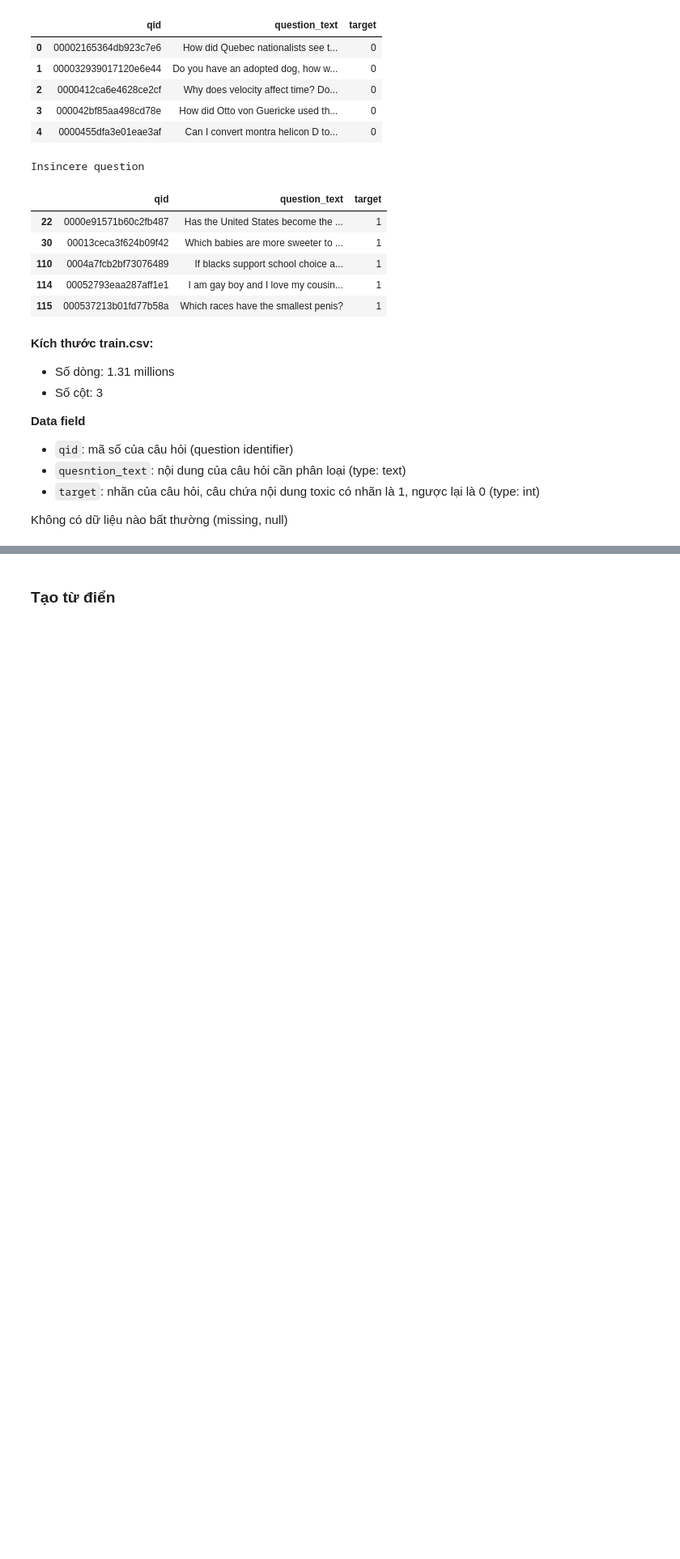
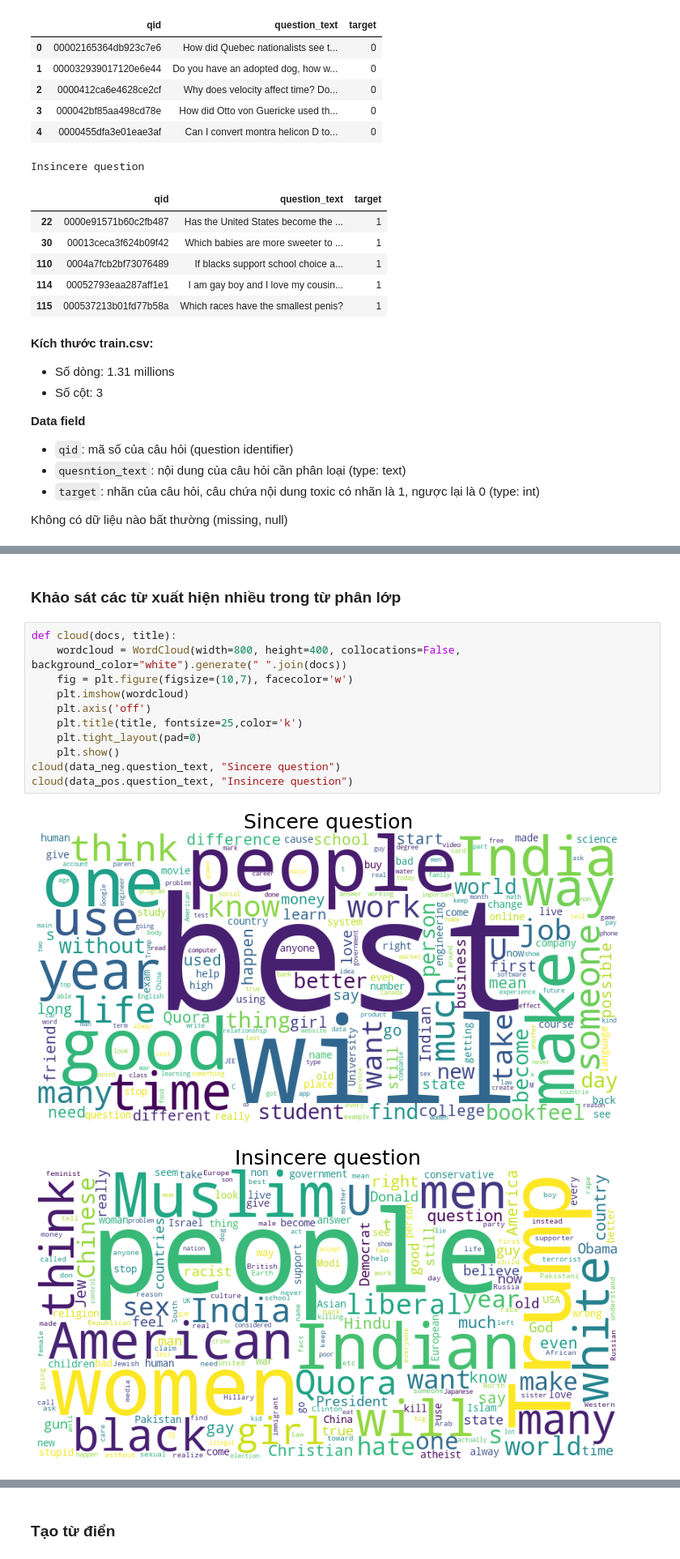
Before and after one commit to zzNuAzz/ML, a Jupyter notebook: qoura-ml.ipynb, the cells around one changed output, grey strips where cells are left out. Shown at 81% size. Drawn from its saved outputs; the diff is of its cells as text; blank space fills up the shorter version.

```diff
--- a/qoura-ml.ipynb
+++ b/qoura-ml.ipynb
@@ -91,0 +174,16 @@ Không có dữ liệu nào bất thường (missing, null)
+# %% [markdown]
+### Khảo sát các từ xuất hiện nhiều trong từ phân lớp
+# %%
+def cloud(docs, title):
+    wordcloud = WordCloud(width=800, height=400, collocations=False, background_color="white").generate(" ".join(docs))
+    fig = plt.figure(figsize=(10,7), facecolor='w')
+    plt.imshow(wordcloud)
+    plt.axis('off')
+    plt.title(title, fontsize=25,color='k')
+    plt.tight_layout(pad=0)
+    plt.show()
+cloud(data_neg.question_text, "Sincere question")
+cloud(data_pos.question_text, "Insincere question")
+# %% [output]
+[figure, added]
+[figure, added]
```
Also changed, not shown: parts of 96 cells of this notebook.
